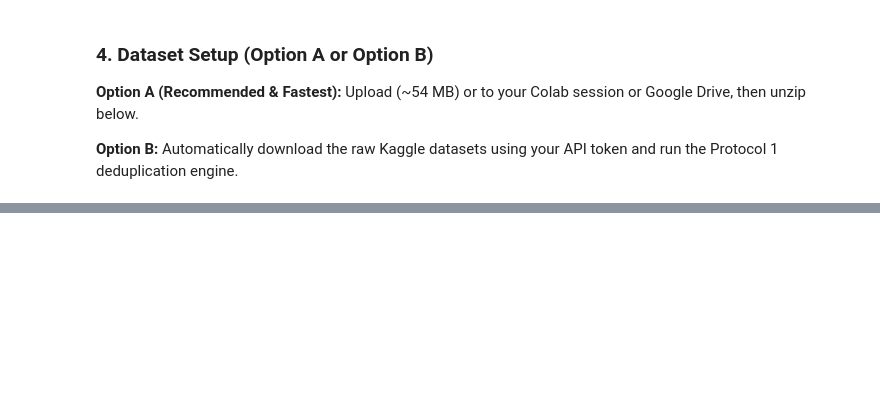
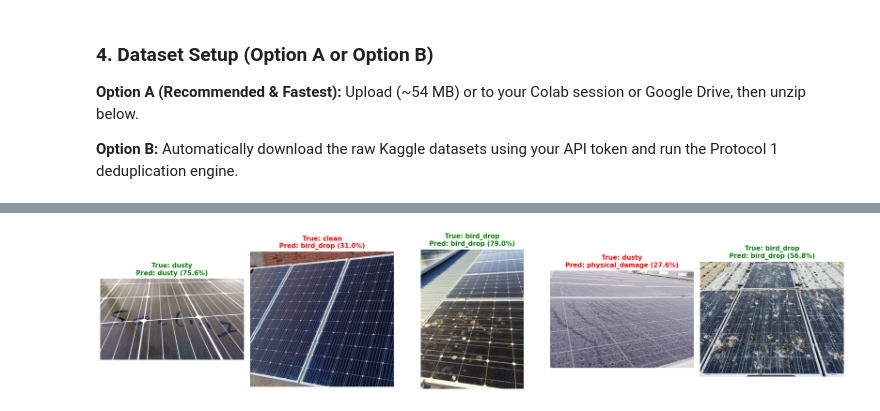
Before and after one commit to Abubakar651/SolarSense-Ems, a Jupyter notebook: notebooks/panel_defect_classification_colab.ipynb, the cells around one changed output, grey strips where cells are left out. Cells and saved outputs as stored; diff of their text form; code cells hidden in the pictures; blank space fills up the shorter version.

```diff
--- a/notebooks/panel_defect_classification_colab.ipynb
+++ b/notebooks/panel_defect_classification_colab.ipynb
@@ -128,32 +208,33 @@ transform = transforms.Compose([
 train_dirs = [p for p in Path(".").rglob("train") if p.is_dir() and any(p.iterdir())]
 if not train_dirs:
     train_dirs = [p for p in Path("/content").rglob("train") if p.is_dir() and any(p.iterdir())]
 dataset_root = train_dirs[0].parent
 test_root = dataset_root / "test"
 test_imgs = list(test_root.rglob("*.jpg")) + list(test_root.rglob("*.png"))
 
 if test_imgs:
     sample_imgs = random.sample(test_imgs, min(5, len(test_imgs)))
     fig, axes = plt.subplots(1, len(sample_imgs), figsize=(18, 4))
     if len(sample_imgs) == 1: axes = [axes]
 
     for ax, p in zip(axes, sample_imgs):
         raw_img = PILImage.open(p).convert("RGB")
         tensor = transform(raw_img).unsqueeze(0).to(device)
         with torch.no_grad():
             logits = model(tensor)
             probs = torch.softmax(logits, dim=1)[0]
             pred_idx = logits.argmax(dim=1).item()
             pred_label = idx_to_class[pred_idx]
             conf = probs[pred_idx].item() * 100
 
         true_label = p.parent.name
         color = "green" if pred_label == true_label else "red"
         ax.imshow(raw_img)
-        ax.set_title(f"True: {true_label}
-Pred: {pred_label} ({conf:.1f}%)", color=color, fontsize=11, fontweight='bold')
+        ax.set_title(f"True: {true_label}\nPred: {pred_label} ({conf:.1f}%)", color=color, fontsize=11, fontweight='bold')
         ax.axis("off")
     plt.tight_layout()
     plt.show()
 else:
     print("No test images found to display.")
+# %% [output]
+[figure, added]
```
Also changed, not shown: parts of 7 cells of this notebook, 1 other file.
